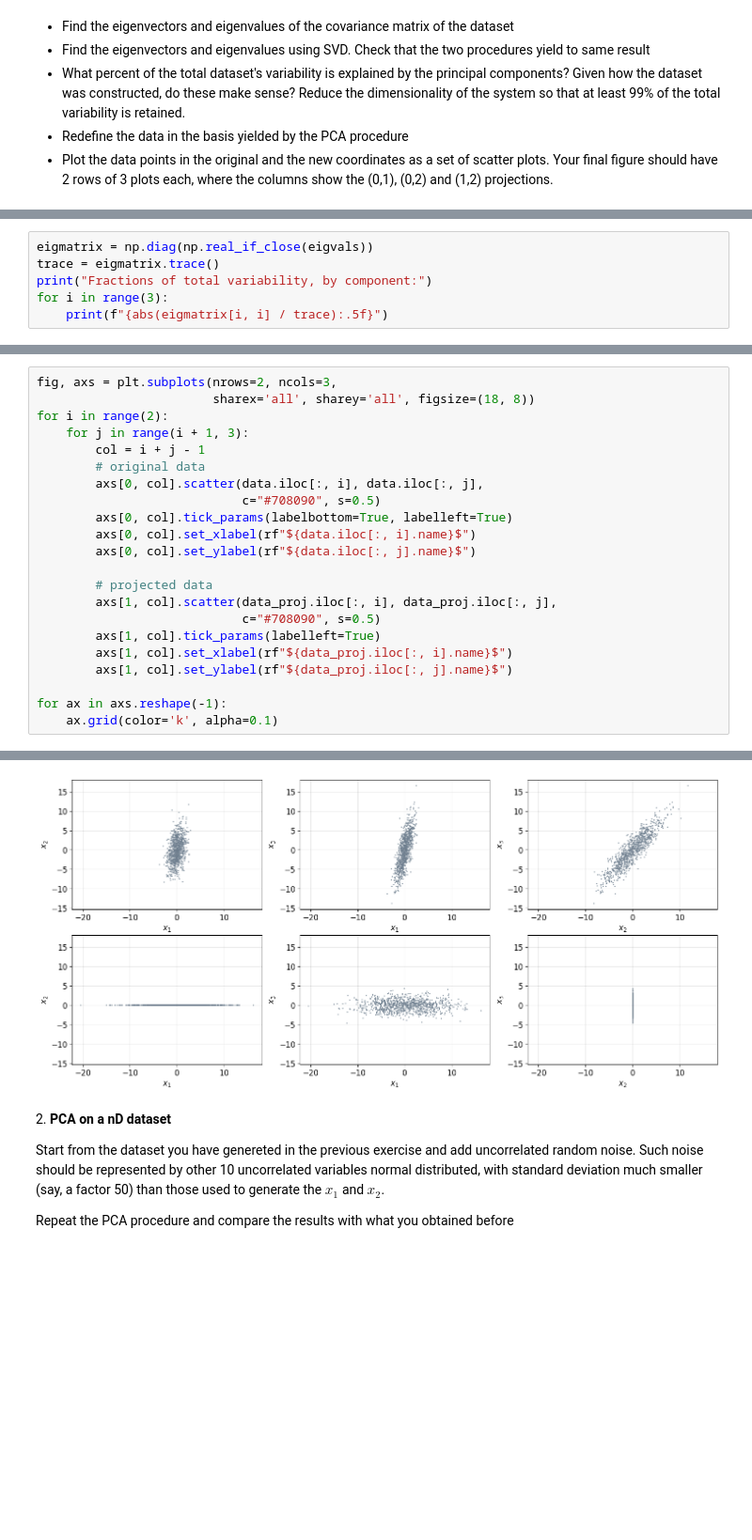
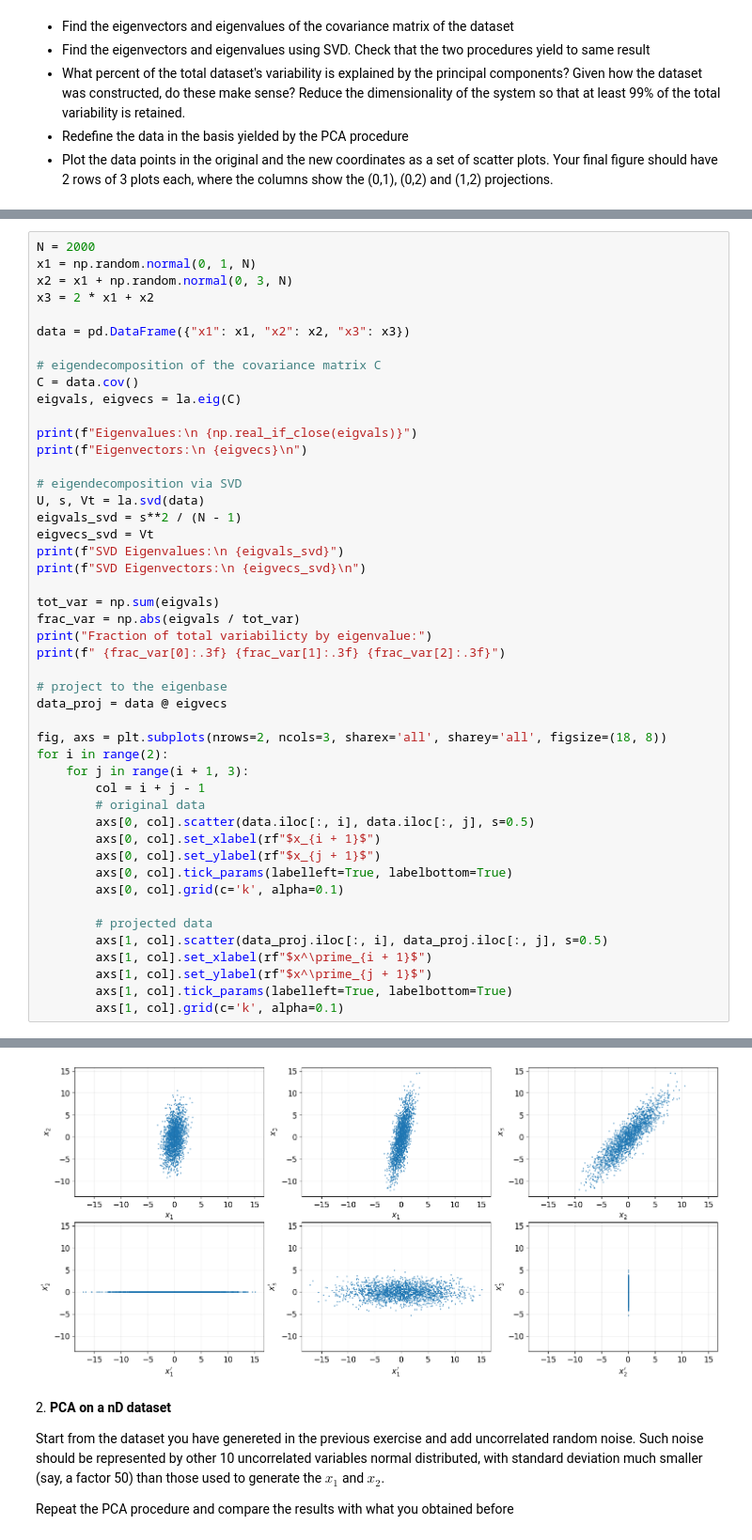
Before and after one commit to gulbord/LaboratoryOfComputationalPhysics_Y5, a Jupyter notebook: 08ex_LinearAlgebra.ipynb, the cells around one changed output, grey strips where cells are left out. Shown at 94% size. Cells and saved outputs as stored; diff of their text form; blank space fills up the shorter version.

```diff
--- a/08ex_LinearAlgebra.ipynb
+++ b/08ex_LinearAlgebra.ipynb
@@ -73,6 +20,0 @@ Eigenvectors:
-# %%
-eigmatrix = np.diag(np.real_if_close(eigvals))
-trace = eigmatrix.trace()
-print("Fractions of total variability, by component:")
-for i in range(3):
-    print(f"{abs(eigmatrix[i, i] / trace):.5f}")
@@ -91,23 +21,48 @@ data_proj.rename({0: "x_1", 1: "x_2", 2: "x_3"}, axis='columns',
 # %%
-fig, axs = plt.subplots(nrows=2, ncols=3,
-                        sharex='all', sharey='all', figsize=(18, 8))
+N = 2000
+x1 = np.random.normal(0, 1, N)
+x2 = x1 + np.random.normal(0, 3, N)
+x3 = 2 * x1 + x2
+
+data = pd.DataFrame({"x1": x1, "x2": x2, "x3": x3})
+
+# eigendecomposition of the covariance matrix C
+C = data.cov()
+eigvals, eigvecs = la.eig(C)
+
+print(f"Eigenvalues:\n {np.real_if_close(eigvals)}")
+print(f"Eigenvectors:\n {eigvecs}\n")
+
+# eigendecomposition via SVD
+U, s, Vt = la.svd(data)
+eigvals_svd = s**2 / (N - 1)
+eigvecs_svd = Vt
+print(f"SVD Eigenvalues:\n {eigvals_svd}")
+print(f"SVD Eigenvectors:\n {eigvecs_svd}\n")
+
+tot_var = np.sum(eigvals)
+frac_var = np.abs(eigvals / tot_var)
+print("Fraction of total variabilicty by eigenvalue:")
+print(f" {frac_var[0]:.3f} {frac_var[1]:.3f} {frac_var[2]:.3f}")
+
+# project to the eigenbase
+data_proj = data @ eigvecs
+
+fig, axs = plt.subplots(nrows=2, ncols=3, sharex='all', sharey='all', figsize=(18, 8))
 for i in range(2):
     for j in range(i + 1, 3):
         col = i + j - 1
         # original data
-        axs[0, col].scatter(data.iloc[:, i], data.iloc[:, j],
-                            c="#708090", s=0.5)
-        axs[0, col].tick_params(labelbottom=True, labelleft=True)
-        axs[0, col].set_xlabel(rf"${data.iloc[:, i].name}$")
-        axs[0, col].set_ylabel(rf"${data.iloc[:, j].name}$")
+        axs[0, col].scatter(data.iloc[:, i], data.iloc[:, j], s=0.5)
+        axs[0, col].set_xlabel(rf"$x_{i + 1}$")
+        axs[0, col].set_ylabel(rf"$x_{j + 1}$")
+        axs[0, col].tick_params(labelleft=True, labelbottom=True)
+        axs[0, col].grid(c='k', alpha=0.1)
 
         # projected data
-        axs[1, col].scatter(data_proj.iloc[:, i], data_proj.iloc[:, j],
-                            c="#708090", s=0.5)
-        axs[1, col].tick_params(labelleft=True)
-        axs[1, col].set_xlabel(rf"${data_proj.iloc[:, i].name}$")
-        axs[1, col].set_ylabel(rf"${data_proj.iloc[:, j].name}$")
-
-for ax in axs.reshape(-1):
-    ax.grid(color='k', alpha=0.1)
+        axs[1, col].scatter(data_proj.iloc[:, i], data_proj.iloc[:, j], s=0.5)
+        axs[1, col].set_xlabel(rf"$x^\prime_{i + 1}$")
+        axs[1, col].set_ylabel(rf"$x^\prime_{j + 1}$")
+        axs[1, col].tick_params(labelleft=True, labelbottom=True)
+        axs[1, col].grid(c='k', alpha=0.1)
 # %% [output]
@@ -114,4 +85,4 @@ for ax in axs.reshape(-1):
-[figure, old version]
+[figure, new version]
 # %% [markdown]
 2\. **PCA on a nD dataset**
 
```
Also changed, not shown: parts of 13 cells of this notebook, 2 other files.
